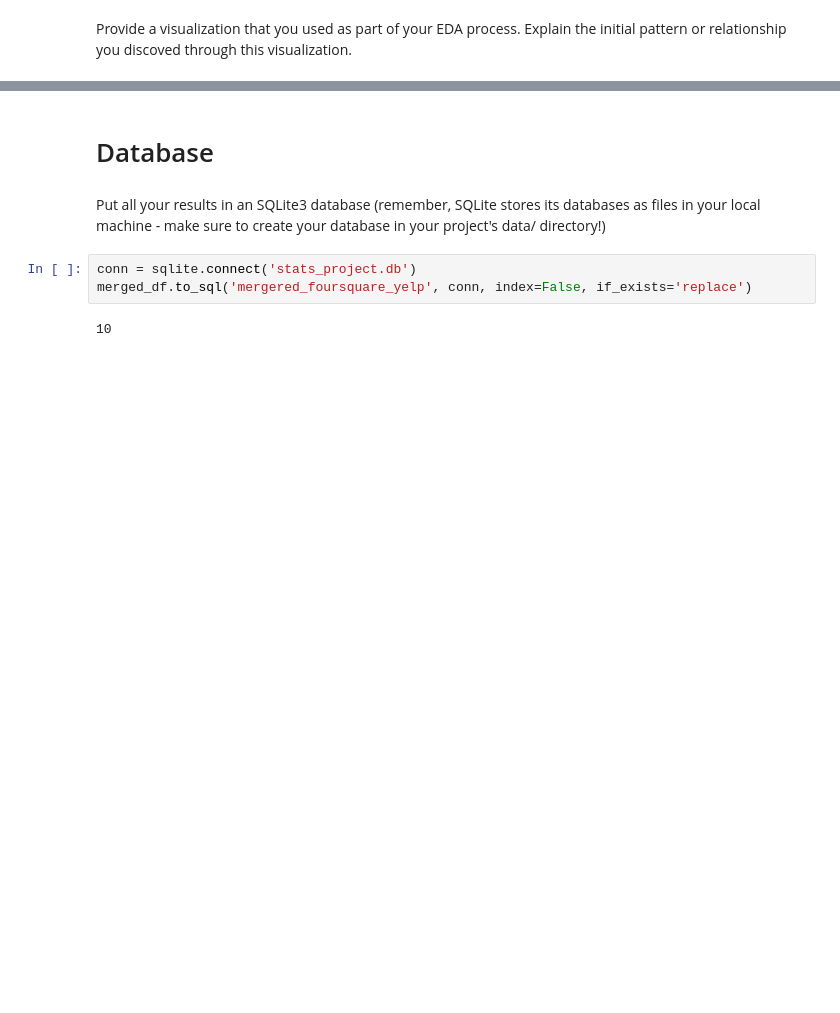
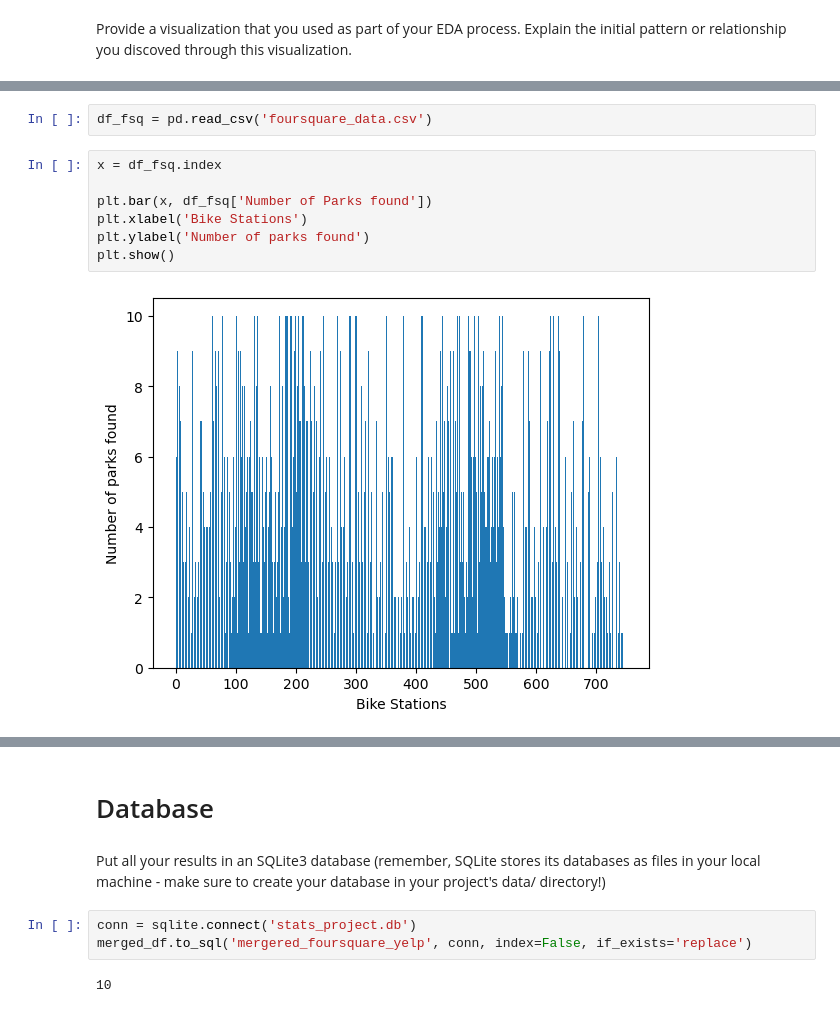
Before and after one commit to yousufellithy/Statistical-Modelling-Project, a Jupyter notebook: notebooks/joining_data.ipynb, the cells around one changed output, grey strips where cells are left out. Saved outputs shown, nothing was run; the diff lists cells and outputs as text; blank space fills up the shorter version.

```diff
--- a/notebooks/joining_data.ipynb
+++ b/notebooks/joining_data.ipynb
@@ -43,0 +129,11 @@ plt.show()
+# %%
+df_fsq = pd.read_csv('foursquare_data.csv')
+# %%
+x = df_fsq.index
+
+plt.bar(x, df_fsq['Number of Parks found'])
+plt.xlabel('Bike Stations')
+plt.ylabel('Number of parks found')
+plt.show()
+# %% [output]
+[figure, added]
```
Also changed, not shown: parts of 27 cells of this notebook.
